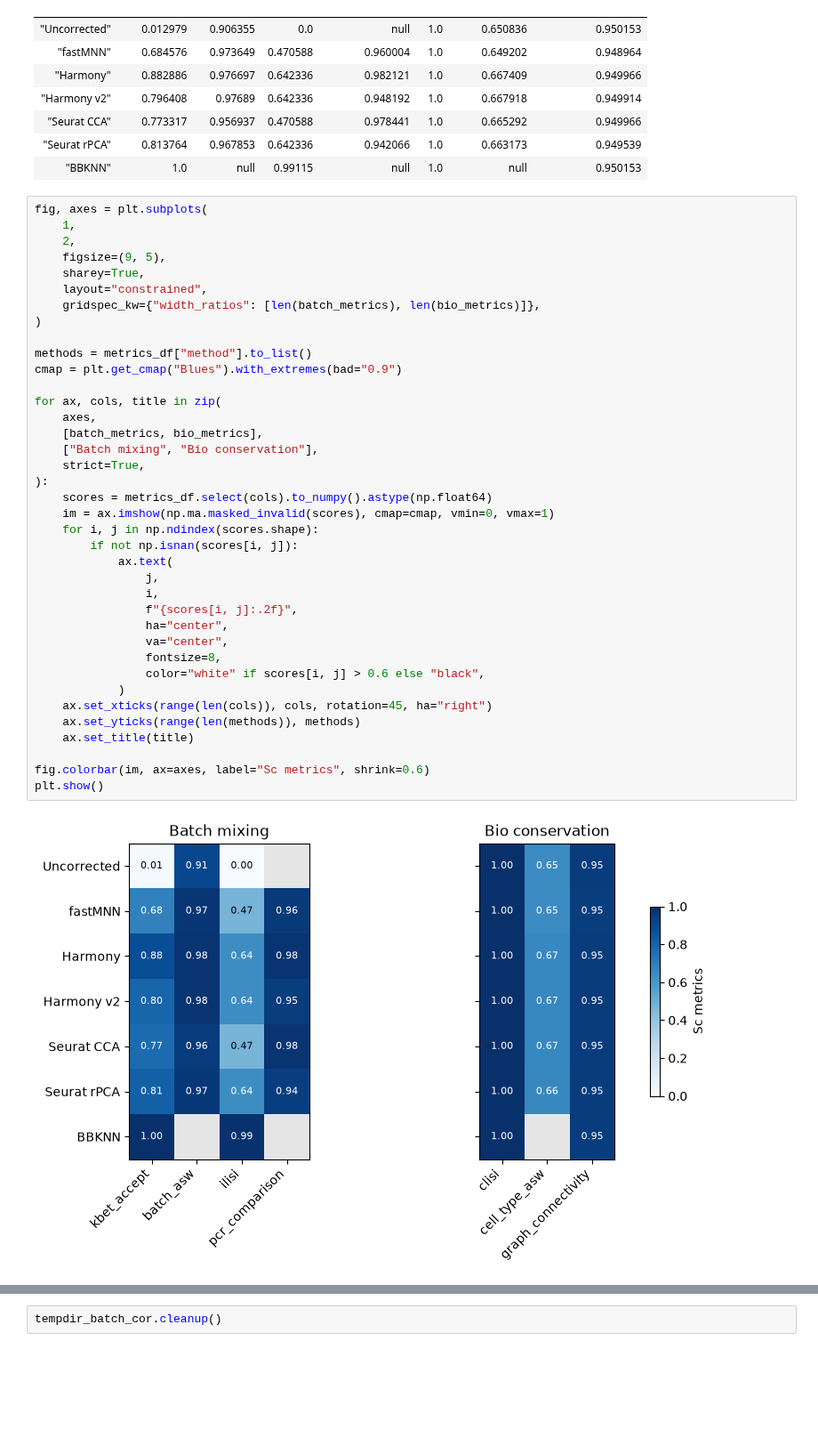
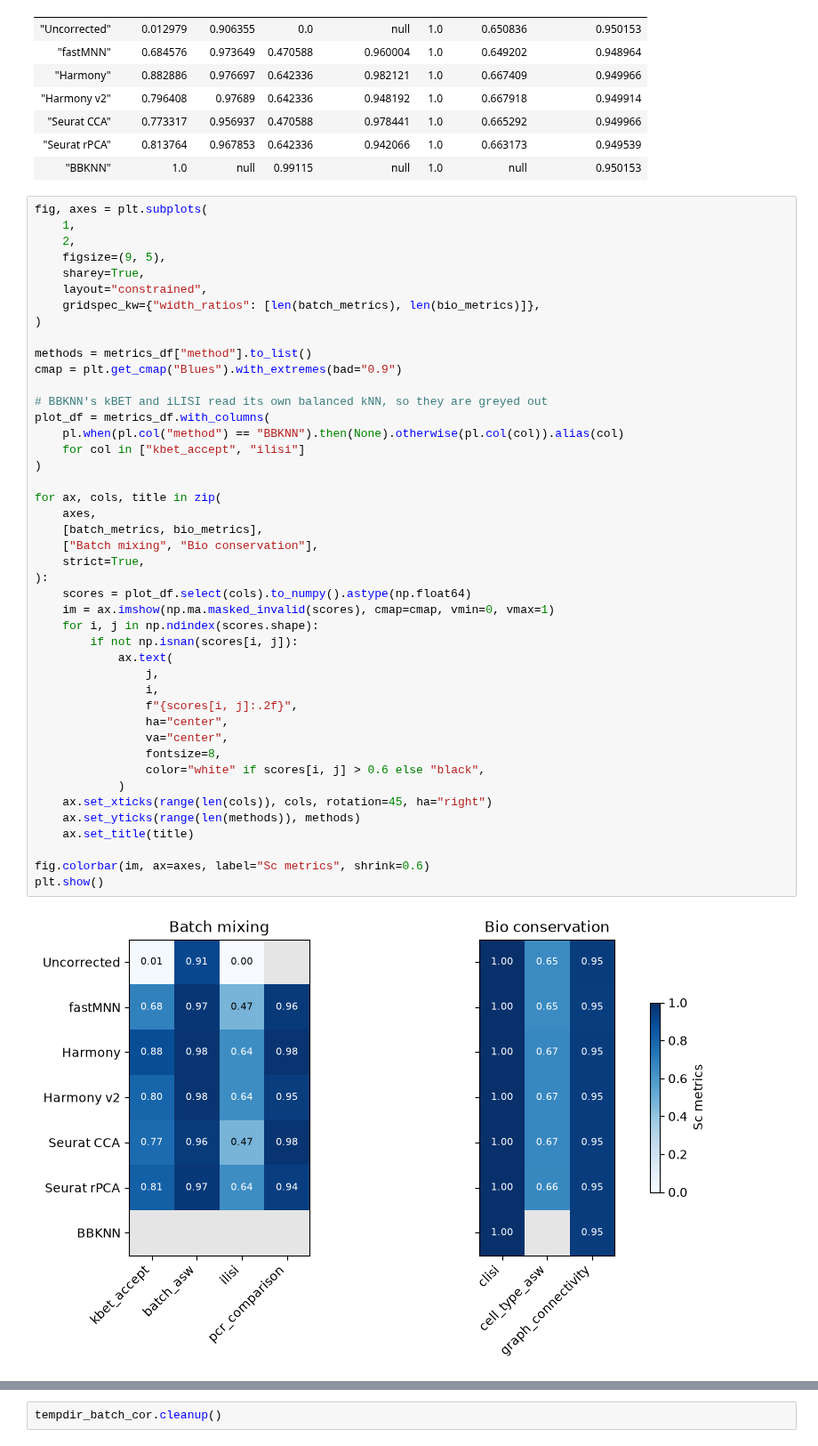
Before and after one commit to GregorLueg/bixverse-rs, a Jupyter notebook: python/docs/vignettes/single_cell_batch_corrections.ipynb, the cells around one changed output, grey strips where cells are left out. Shown at 89% size. Saved outputs shown, nothing was run; the diff lists cells and outputs as text; blank space fills up the shorter version.

```diff
--- a/python/docs/vignettes/single_cell_batch_corrections.ipynb
+++ b/python/docs/vignettes/single_cell_batch_corrections.ipynb
@@ -846,35 +935,41 @@ fig, axes = plt.subplots(
 )
 
 methods = metrics_df["method"].to_list()
 cmap = plt.get_cmap("Blues").with_extremes(bad="0.9")
 
+# BBKNN's kBET and iLISI read its own balanced kNN, so they are greyed out
+plot_df = metrics_df.with_columns(
+    pl.when(pl.col("method") == "BBKNN").then(None).otherwise(pl.col(col)).alias(col)
+    for col in ["kbet_accept", "ilisi"]
+)
+
 for ax, cols, title in zip(
     axes,
     [batch_metrics, bio_metrics],
     ["Batch mixing", "Bio conservation"],
     strict=True,
 ):
-    scores = metrics_df.select(cols).to_numpy().astype(np.float64)
+    scores = plot_df.select(cols).to_numpy().astype(np.float64)
     im = ax.imshow(np.ma.masked_invalid(scores), cmap=cmap, vmin=0, vmax=1)
     for i, j in np.ndindex(scores.shape):
         if not np.isnan(scores[i, j]):
             ax.text(
                 j,
                 i,
                 f"{scores[i, j]:.2f}",
                 ha="center",
                 va="center",
                 fontsize=8,
                 color="white" if scores[i, j] > 0.6 else "black",
             )
     ax.set_xticks(range(len(cols)), cols, rotation=45, ha="right")
     ax.set_yticks(range(len(methods)), methods)
     ax.set_title(title)
 
 fig.colorbar(im, ax=axes, label="Sc metrics", shrink=0.6)
 plt.show()
 # %% [output]
-[figure, old version]
+[figure, new version]
 # %% [markdown]
 Read the two panels together. A method that tops batch mixing but drops on
 bio conservation has merged cell types along with the batches, which is worse
```
Also changed, not shown: parts of 17 cells of this notebook, 1 other file.
